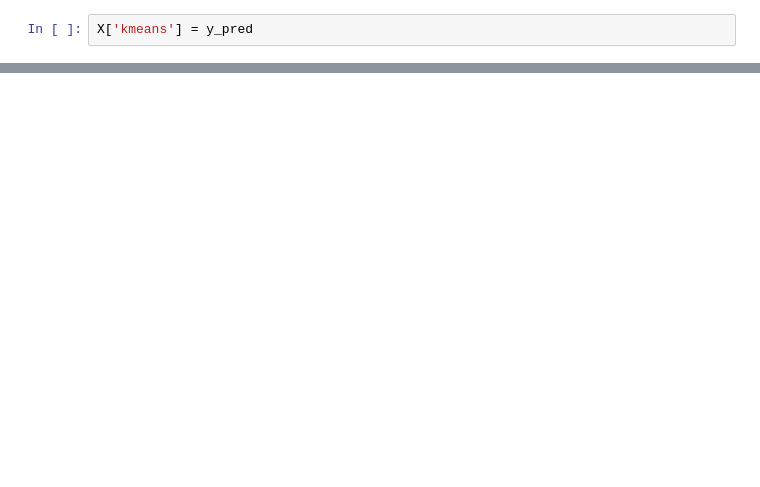
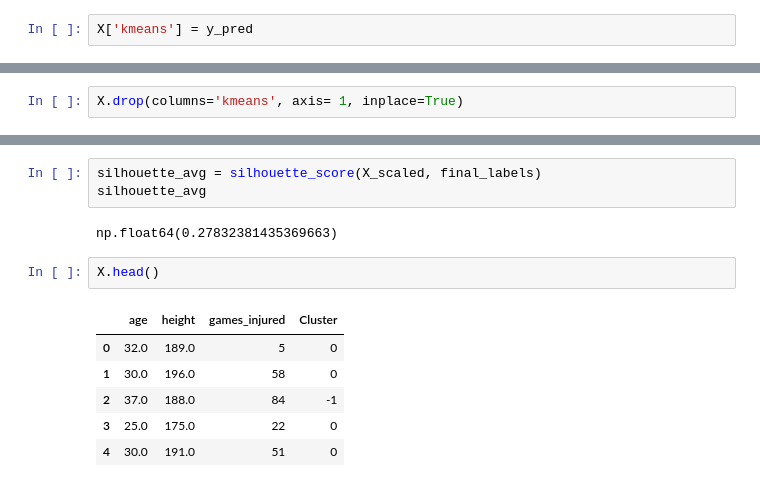
Before and after one commit to Ahmedbhassar/Usecase-7, a Jupyter notebook: EDA explain template.ipynb, the cells around one changed output, grey strips where cells are left out. Drawn from its saved outputs; the diff is of its cells as text; blank space fills up the shorter version.

```diff
--- a/EDA explain template.ipynb
+++ b/EDA explain template.ipynb
@@ -3348,0 +3441,2 @@ X[X['kmeans'] == 2]
+# %%
+X.drop(columns='kmeans', axis= 1, inplace=True)
@@ -3348,0 +3546,14 @@ X[X['kmeans'] == 2]
+# %%
+silhouette_avg = silhouette_score(X_scaled, final_labels)
+silhouette_avg
+# %% [output]
+np.float64(0.27832381435369663)
+# %%
+X.head()
+# %% [output]
+|  | age | height | games_injured | Cluster |
+| 0 | 32.0 | 189.0 | 5 | 0 |
+| 1 | 30.0 | 196.0 | 58 | 0 |
+| 2 | 37.0 | 188.0 | 84 | -1 |
+| 3 | 25.0 | 175.0 | 22 | 0 |
+| 4 | 30.0 | 191.0 | 51 | 0 |
```
Also changed, not shown: parts of 61 cells of this notebook.
